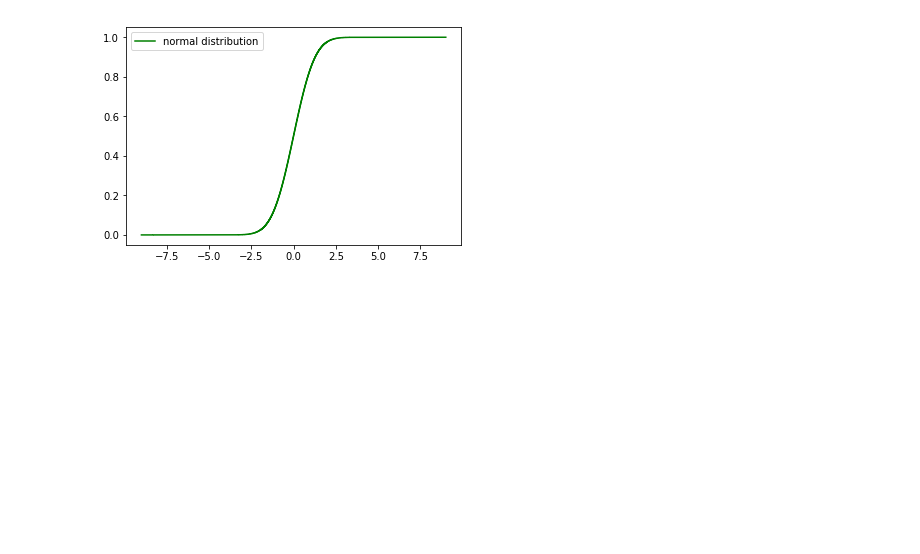
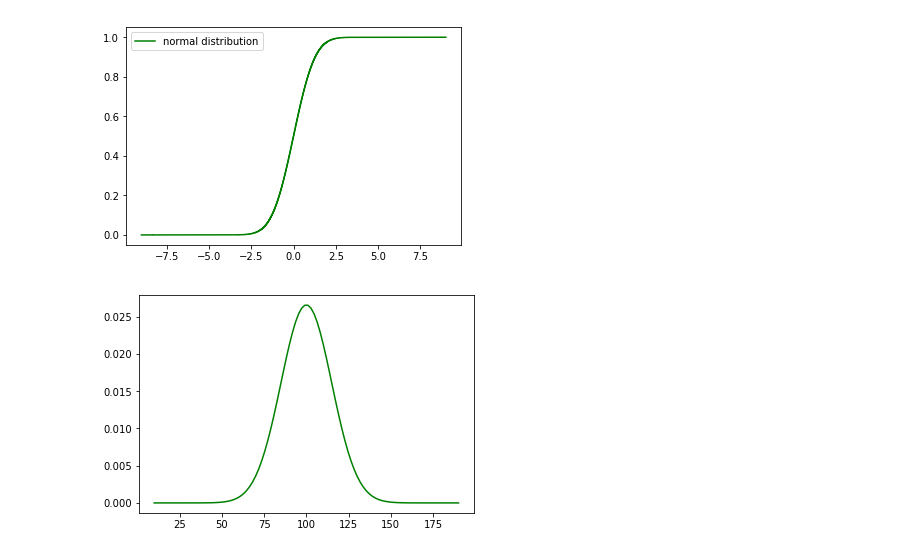
Before and after one commit to hanhanwu/Hanhan_Data_Science_Practice, a Jupyter notebook: Applied_Statistics/thinkstats_chapter4.ipynb, the cells around one changed output. Drawn from its saved outputs; the diff is of its cells as text; code cells hidden in the pictures; blank space fills up the shorter version.

```diff
--- a/Applied_Statistics/thinkstats_chapter4.ipynb
+++ b/Applied_Statistics/thinkstats_chapter4.ipynb
@@ -117,3 +118,15 @@ plt.show()
 # reference: http://greenteapress.com/thinkstats/erf.py
 # %% [output]
 [figure]
+# %%
+# This is Adult Intelligence scale: mu=100, sigma=15
+## k means it the min, max exceeds mean k standard deviation. k=6 the highest IQ is 190
+
+mu = 100
+sigma = 15
+k=6
+x = np.linspace(mu - k*sigma, mu + k*sigma, 100)
+plt.plot(x,mlab.normpdf(x, mu, sigma),c='green')
+plt.show()
+# %% [output]
+[figure, added]
```
Also changed, not shown: parts of 1 cell of this notebook.
